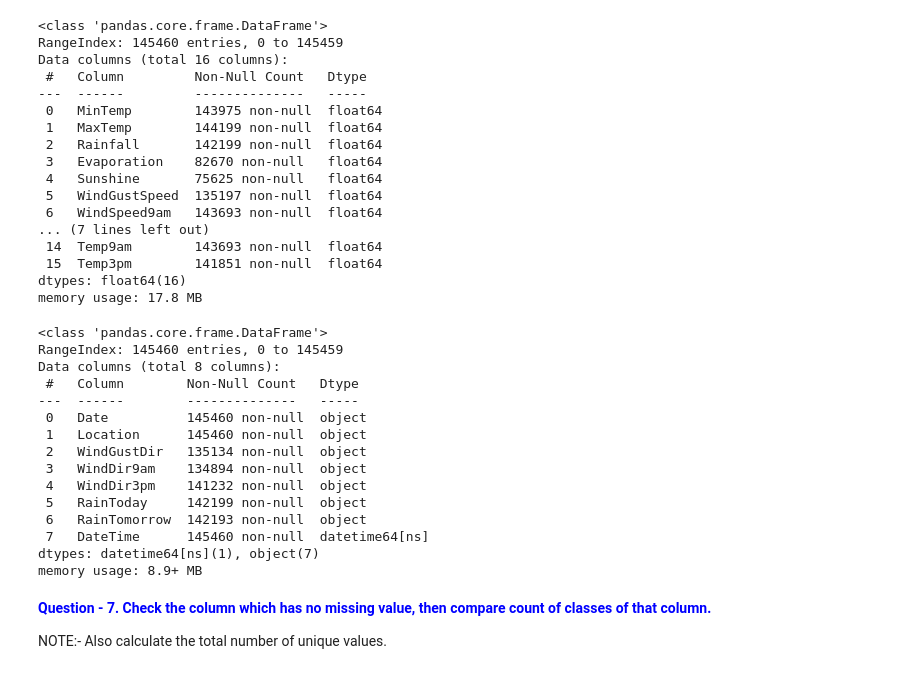
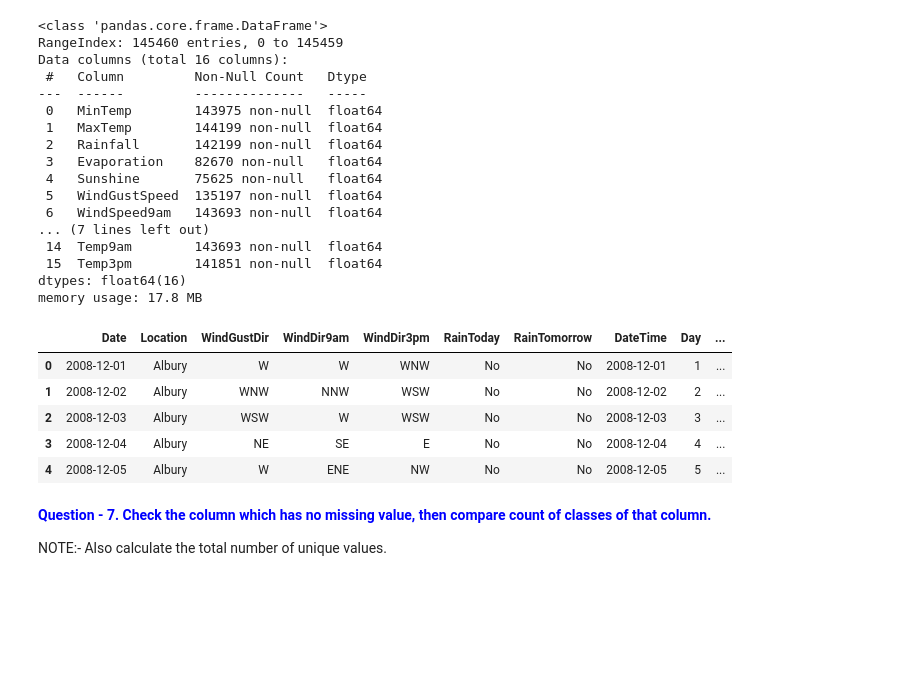
Before and after one commit to bhavesh-1995/fireblazework, a Jupyter notebook: fireblaze work/week5/Assignment/Week 2 Assignment - Question.ipynb, the cells around one changed output. Cells and saved outputs as stored; diff of their text form; code cells hidden in the pictures; blank space fills up the shorter version.

```diff
--- a/fireblaze work/week5/Assignment/Week 2 Assignment - Question.ipynb
+++ b/fireblaze work/week5/Assignment/Week 2 Assignment - Question.ipynb
@@ -202,24 +202,19 @@ dtypes: float64(16)
 memory usage: 17.8 MB
 # %%
 dfc['DateTime']=pd.to_datetime(dfc['Date'])
+# %%
+dfc['Day']=dfc['DateTime'].dt.day
+dfc['Month']=dfc['DateTime'].dt.month
+dfc['Year']=dfc['DateTime'].dt.year
 # %%
-dfc.info()
+dfc.head()
 # %% [output]
-<class 'pandas.core.frame.DataFrame'>
-RangeIndex: 145460 entries, 0 to 145459
-Data columns (total 8 columns):
- #   Column        Non-Null Count   Dtype
----  ------        --------------   -----
- 0   Date          145460 non-null  object
- 1   Location      145460 non-null  object
- 2   WindGustDir   135134 non-null  object
- 3   WindDir9am    134894 non-null  object
- 4   WindDir3pm    141232 non-null  object
- 5   RainToday     142199 non-null  object
- 6   RainTomorrow  142193 non-null  object
- 7   DateTime      145460 non-null  datetime64[ns]
-dtypes: datetime64[ns](1), object(7)
-memory usage: 8.9+ MB
+|  | Date | Location | WindGustDir | WindDir9am | WindDir3pm | RainToday | RainTomorrow | DateTime | Day | ... |
+| 0 | 2008-12-01 | Albury | W | W | WNW | No | No | 2008-12-01 | 1 | ... |
+| 1 | 2008-12-02 | Albury | WNW | NNW | WSW | No | No | 2008-12-02 | 2 | ... |
+| 2 | 2008-12-03 | Albury | WSW | W | WSW | No | No | 2008-12-03 | 3 | ... |
+| 3 | 2008-12-04 | Albury | NE | SE | E | No | No | 2008-12-04 | 4 | ... |
+| 4 | 2008-12-05 | Albury | W | ENE | NW | No | No | 2008-12-05 | 5 | ... |
 # %% [markdown]
 <span style='color:Blue'> **Question - 7. Check the column which has no missing value, then compare count of classes of that column.** </span>
 
```
